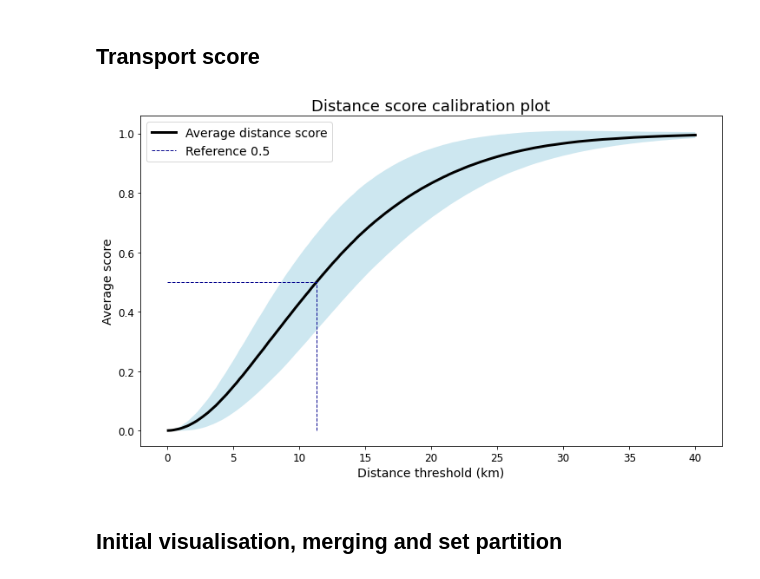
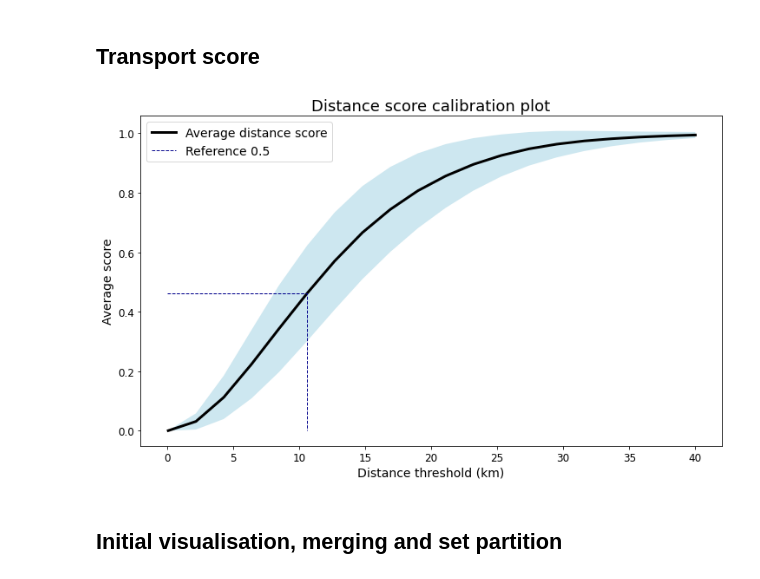
Before and after one commit to rafaelmachadomolina/fareApp, a Jupyter notebook: Models/Predictive_model.ipynb, the cells around one changed output. Saved outputs shown, nothing was run; the diff lists cells and outputs as text; code cells hidden in the pictures.

```diff
--- a/Models/Predictive_model.ipynb
+++ b/Models/Predictive_model.ipynb
@@ -29,20 +50,3 @@ DB_USERNAME = os.environ.get('DB_USERNAME')
 DB_PASSWORD = os.environ.get('DB_PASSWORD')
 
 DB_URL = f'postgresql+psycopg2://{DB_USERNAME}:{DB_PASSWORD}@{DB_HOST}:{DB_PORT}/{DB_NAME}'
-# %%
-### Define functions
-
-def plot_formatting(ax, parameters, config = CONFIG):
-
-    # Set labels
-    ax.set_xlabel(parameters['x_label'], fontsize = config['label'])
-    ax.set_ylabel(parameters['y_label'], fontsize = config['label'])
-
-    # Set title
-    ax.set_title(parameters['title'], fontsize = config['title'])
-
-    # Set tick size
-    ax.tick_params(axis = 'both', which = 'major', labelsize = config['tick'])
-
-    # Set legend
-    ax.legend(loc = 'best', fontsize = config['legend'])
@@ -88,7 +164,8 @@ df_coordinates = df_dataset.sample(1000, random_state = RANDOM_SEED).reset_index
 listings_lat = df_coordinates['latitude']
 listings_lon = df_coordinates['longitude']
 
-calibration_distance = np.linspace(0.1, 40, 200)
+# calibration_distance = np.linspace(0.1, 40, 200)
+calibration_distance = np.linspace(0.1, 40, 20)
 avg_score = []
 std_score = []
 
@@ -124,35 +201,35 @@ ax.plot(df_plot['cal_distance'],
        color = 'k',
        linewidth = 3,
        label = 'Average distance score')
 
 # Add shades
 ax.fill_between(df_plot['cal_distance'],
                 df_plot['lower_shade'],
                 df_plot['upper_shade'],
                 facecolor = '#add8e6', # The fill color
                 alpha = 0.6)
 
 # Set references
 reference_x = [0, reference_point[0], reference_point[0]]
 reference_y = [reference_point[1], reference_point[1], 0]
 
 ax.plot(reference_x,
        reference_y,
        color = '#00008b',
        linewidth = 1,
        label = 'Reference 0.5',
        linestyle = '--')
 
 # Format plot
 plot_params = {'title': 'Distance score calibration plot',
              'x_label': 'Distance threshold (km)',
              'y_label': 'Average score'}
 
-plot_formatting(ax, plot_params)
+plot_formatting(ax, plot_params, has_legend = True)
 
 plt.show()
 # %% [output]
-[figure, old version]
+[figure, new version]
 # %%
 ### Merge station to dataframe
 
```
Also changed, not shown: parts of 19 cells of this notebook, 3 other files.
